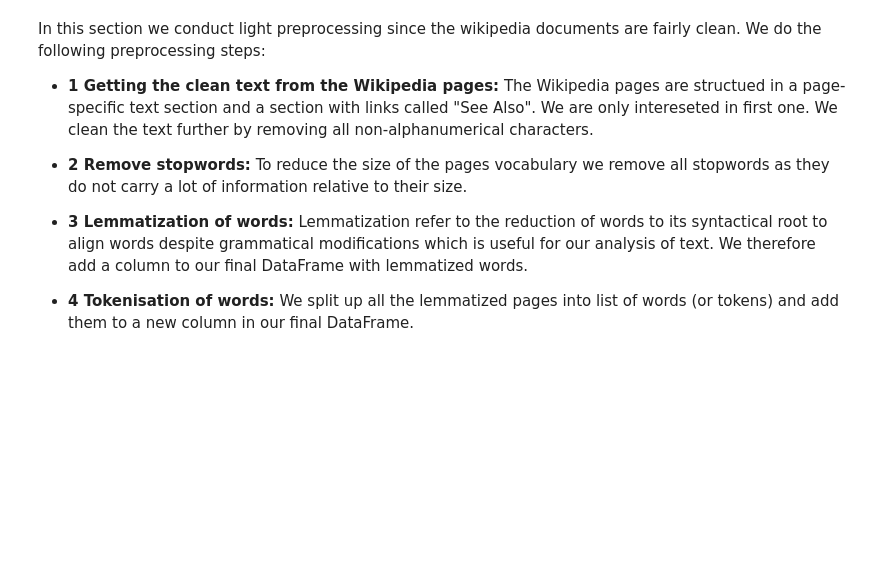
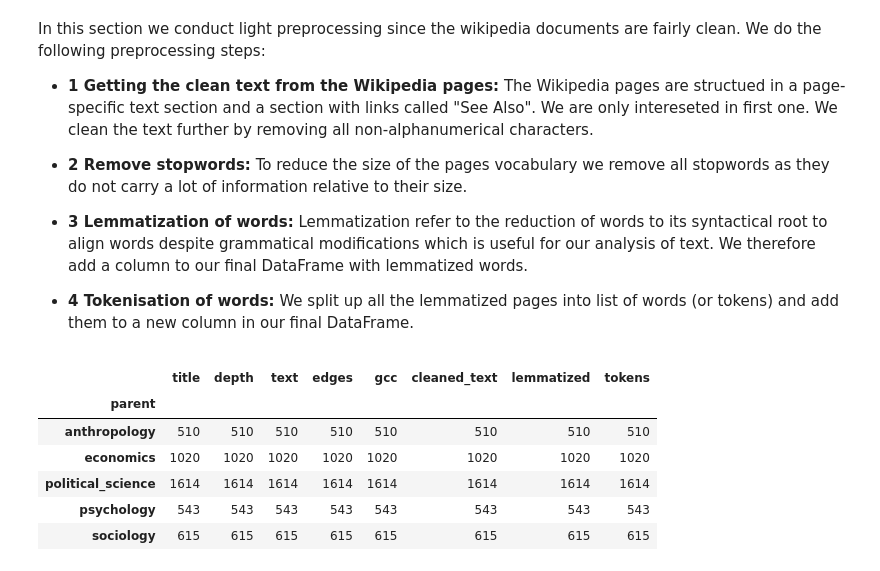
Before and after one commit to MatPiq/DTU-social-graphs-project-book, a Jupyter notebook: explainer_data_collection.ipynb, the cells around one changed output. Cells and saved outputs as stored; diff of their text form; code cells hidden in the pictures; blank space fills up the shorter version.

```diff
--- a/explainer_data_collection.ipynb
+++ b/explainer_data_collection.ipynb
@@ -210,7 +209,7 @@ def remove_edges_not_in_nodelist(df: pd.DataFrame) -> pd.DataFrame:
 # Calling the functions
 pd.options.mode.chained_assignment = None  # Hide Pandas Warnings
 df = remove_duplicates(pages_df)
-df = remove_anthro(pages_df)
+df = remove_anthro(df)
 df = uniform_page_and_edge_names(df)
 df = remove_edges_not_in_nodelist(df)
 df = df.reset_index()
@@ -270,15 +269,15 @@ Reassuringly, the exponent of the two networks are fairly similiar suggesting th
 # %%
 # We define a list of nodes to keep and remove edges that refers to nodes that we have removed
 nodes_to_keep = [list(index_dict.keys())[i] for i in list(sampled_supgraph.nodes())]
-final_df = df[df['title'].isin(nodes_to_keep)].reset_index()[["title", "parent", "depth", "text", "edges"]]
-final_df = remove_edges_not_in_nodelist(final_df)
+df = df[df['title'].isin(nodes_to_keep)].reset_index()[["title", "parent", "depth", "text", "edges"]]
+df = remove_edges_not_in_nodelist(df)
 
 # Set attributes
-node_attr = final_df[["title", "parent", "depth"]].set_index("title").to_dict()
+node_attr = df[["title", "parent", "depth"]].set_index("title").to_dict(orient='index')
 
 # Create an edgelist
 edge_list = []
-for node, edges in zip(final_df['title'].tolist(), final_df['edges'].tolist()):
+for node, edges in zip(df['title'].tolist(), df['edges'].tolist()):
     for edge in edges:
         edge_list.append((node, edge))
 
@@ -292,7 +291,7 @@ gcc = max(nx.weakly_connected_components(G), key=len)
 G = G.subgraph(gcc)
 
 # Add a gcc column to our final DataFrame
-final_df["gcc"] = final_df["title"].apply(lambda x: 1 if x in G.nodes() else 0)
+df["gcc"] = df["title"].apply(lambda x: 1 if x in G.nodes() else 0)
 # %%
 # Saving the edgelist as the a directed network can not be pickled
 with open("Final_edge_list.pickle", 'wb') as f:
@@ -355,11 +354,11 @@ def word_tokenize(text: str) -> str:
     return text
 
 # we apply all functions to the text
-pd.options.mode.chained_assignment = None  # Hide DeprecationWarning
+warnings.filterwarnings('ignore')  # Ignore DepreciationError
 tqdm.pandas()
-final_df['cleaned_text'] = final_df['text'].astype(str).progress_apply(lambda x: clean_text(x))
-final_df['lemmatized'] = final_df['cleaned_text'].astype(str).progress_apply(lambda x: remove_stopwords(x))
-final_df['lemmatized'] = final_df['lemmatized'].astype(str).progress_apply(lambda x: lemmatize(x))
-final_df['tokens'] = final_df['lemmatized'].astype(str).progress_apply(lambda x: word_tokenize(x))
+df['cleaned_text'] = df['text'].astype(str).progress_apply(lambda x: clean_text(x))
+df['lemmatized'] = df['cleaned_text'].astype(str).progress_apply(lambda x: remove_stopwords(x))
+df['lemmatized'] = df['lemmatized'].astype(str).progress_apply(lambda x: lemmatize(x))
+df['tokens'] = df['lemmatized'].astype(str).progress_apply(lambda x: word_tokenize(x))
 # %%
 # Save final DataFrame
@@ -366,0 +366,10 @@ final_df.to_pickle("Final_df.pickle")
+# %%
+df.groupby("parent").count()
+# %% [output]
+|  | title | depth | text | edges | gcc | cleaned_text | lemmatized | tokens |
+| parent |  |  |  |  |  |  |  |  |
+| anthropology | 510 | 510 | 510 | 510 | 510 | 510 | 510 | 510 |
+| economics | 1020 | 1020 | 1020 | 1020 | 1020 | 1020 | 1020 | 1020 |
+| political_science | 1614 | 1614 | 1614 | 1614 | 1614 | 1614 | 1614 | 1614 |
+| psychology | 543 | 543 | 543 | 543 | 543 | 543 | 543 | 543 |
+| sociology | 615 | 615 | 615 | 615 | 615 | 615 | 615 | 615 |
```
Also changed, not shown: parts of 5 cells of this notebook, 4 other files.
